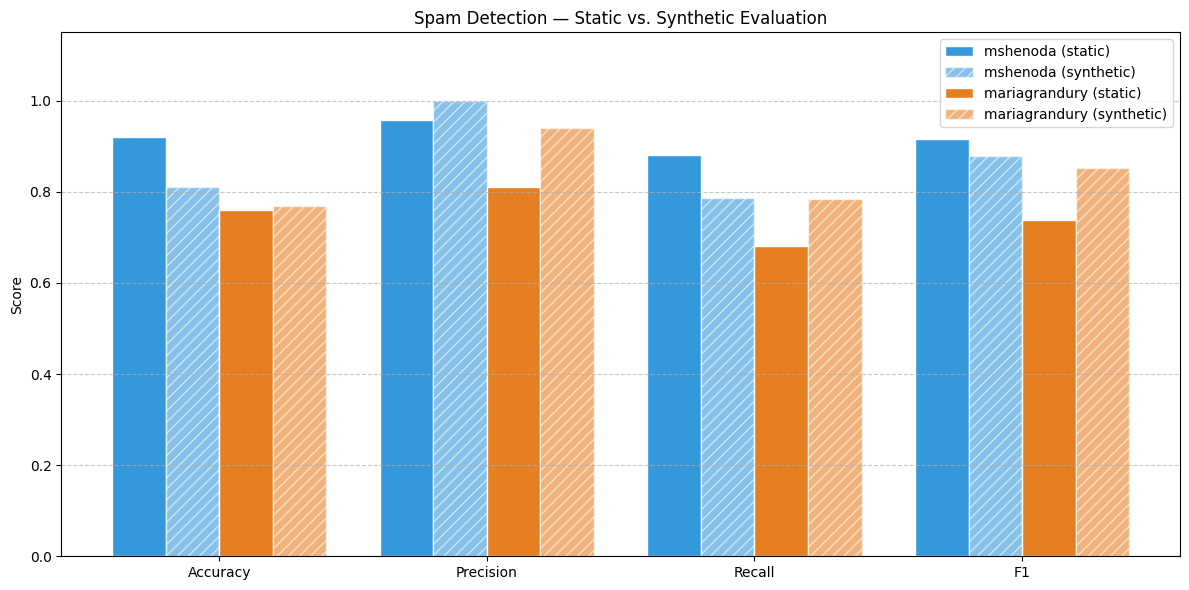
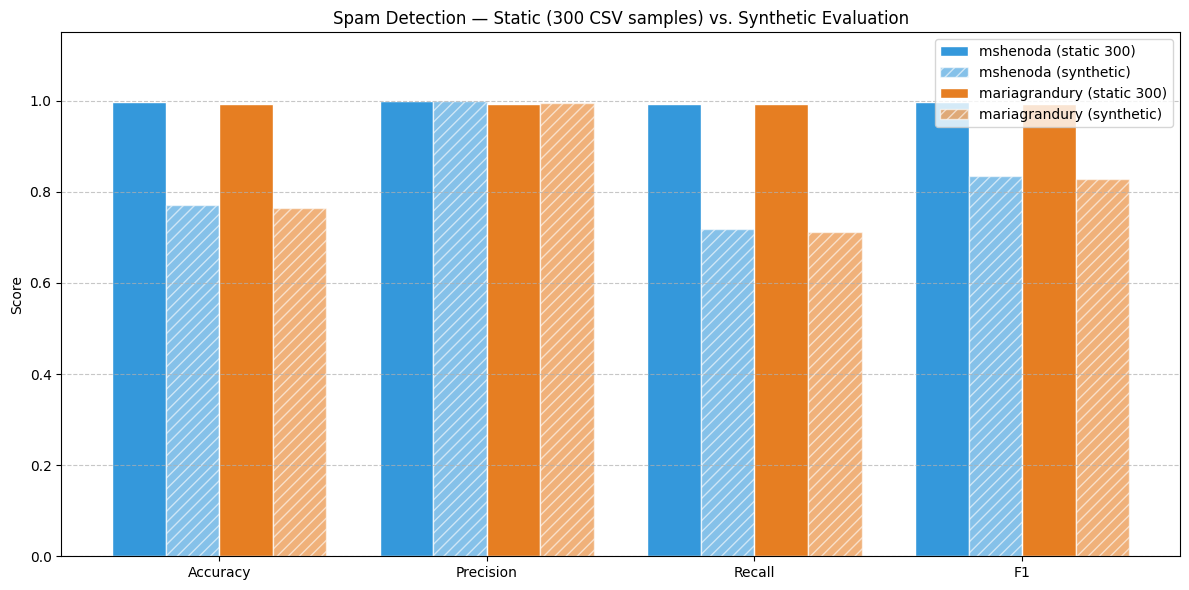
The change to this notebook cell's code, shown as a diff; its figure went from the first image to the second:
--- before
+++ after
@@ -7,12 +7,11 @@
 fig, ax = plt.subplots(figsize=(12, 6))
 
-# Color encodes model, hatch pattern encodes evaluation type (static vs synthetic)
-ax.bar(x - 1.5*width, [static_mshenoda[m]         for m in metrics], width, label="mshenoda (static)",         color="#3498db", edgecolor="white")
-ax.bar(x - 0.5*width, [synthetic_mshenoda[m]      for m in metrics], width, label="mshenoda (synthetic)",      color="#3498db", edgecolor="white", hatch="///", alpha=0.6)
-ax.bar(x + 0.5*width, [static_mariagrandury[m]    for m in metrics], width, label="mariagrandury (static)",    color="#e67e22", edgecolor="white")
-ax.bar(x + 1.5*width, [synthetic_mariagrandury[m] for m in metrics], width, label="mariagrandury (synthetic)", color="#e67e22", edgecolor="white", hatch="///", alpha=0.6)
+ax.bar(x - 1.5*width, [static_mshenoda[m]                        for m in metrics], width, label="mshenoda (static 300)",         color="#3498db", edgecolor="white")
+ax.bar(x - 0.5*width, [synthetic_mshenoda.get(m, 0)              for m in metrics], width, label="mshenoda (synthetic)",           color="#3498db", edgecolor="white", hatch="///", alpha=0.6)
+ax.bar(x + 0.5*width, [static_mariagrandury[m]                   for m in metrics], width, label="mariagrandury (static 300)",     color="#e67e22", edgecolor="white")
+ax.bar(x + 1.5*width, [synthetic_mariagrandury.get(m, 0)         for m in metrics], width, label="mariagrandury (synthetic)",     color="#e67e22", edgecolor="white", hatch="///", alpha=0.6)
 
 ax.set_ylabel("Score")
-ax.set_title("Spam Detection — Static vs. Synthetic Evaluation")
+ax.set_title("Spam Detection — Static (300 CSV samples) vs. Synthetic Evaluation")
 ax.set_xticks(x)
 ax.set_xticklabels([m.capitalize() for m in metrics])

Commit: feat: update notebook to CSV benchmark, add local CSV loading to pipeline